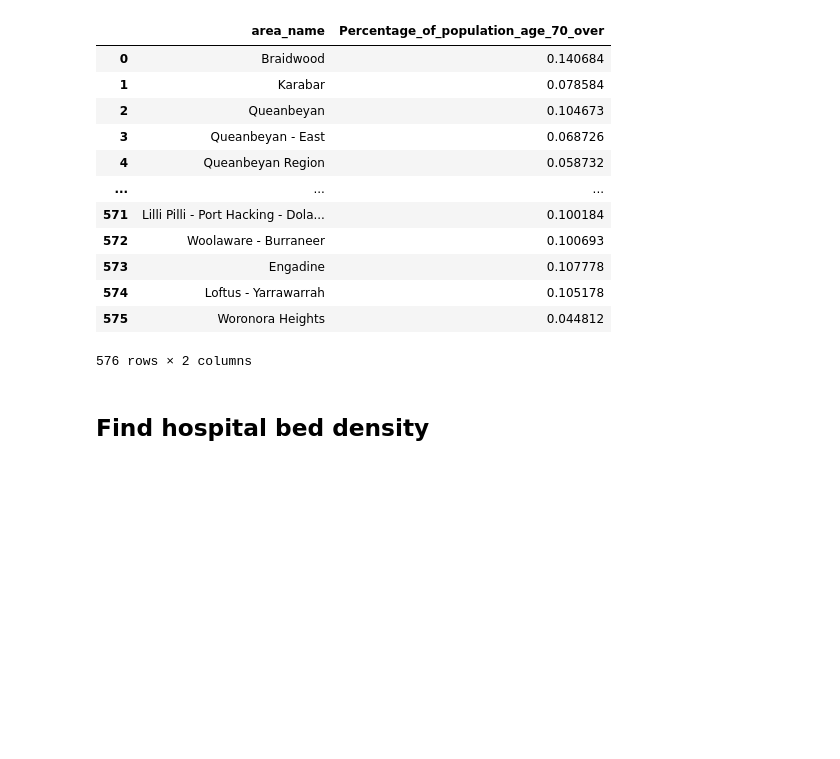
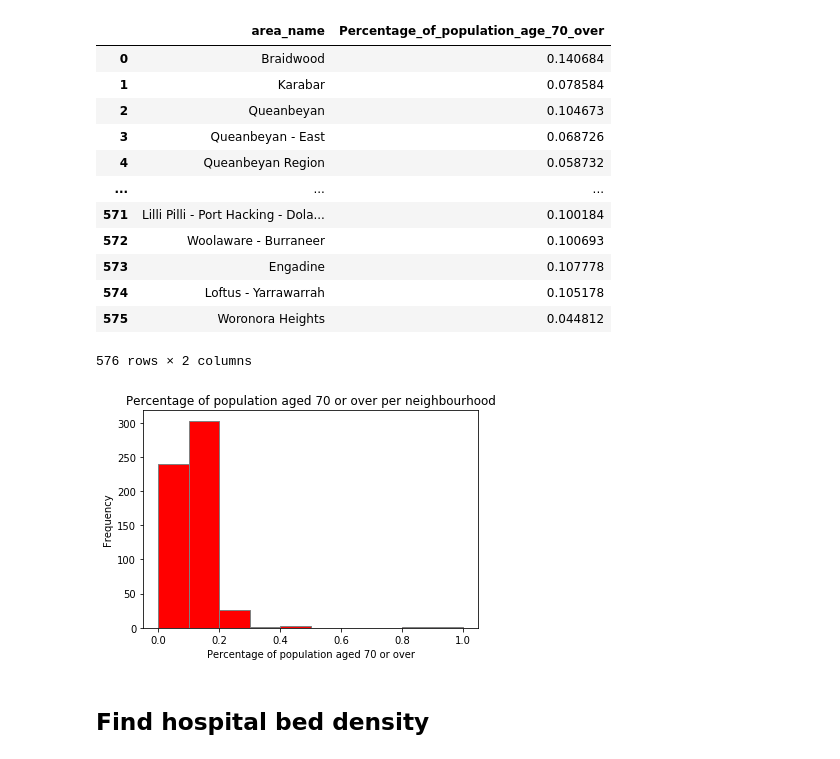
Before and after one commit to KhangNguyen22/data2001-data-science, a Jupyter notebook: Assignment.ipynb, the cells around one changed output. Cells and saved outputs as stored; diff of their text form; code cells hidden in the pictures; blank space fills up the shorter version.

```diff
--- a/Assignment.ipynb
+++ b/Assignment.ipynb
@@ -456,6 +473,15 @@ population_age
 | 574 | Loftus - Yarrawarrah | 0.105178 |
 | 575 | Woronora Heights | 0.044812 |
 576 rows × 2 columns
+# %%
+perc_pop_age = population_age["Percentage_of_population_age_70_over"].to_numpy()
+plt.hist(perc_pop_age, color="r", edgecolor="grey")
+plt.xlabel("Percentage of population aged 70 or over")
+plt.ylabel("Frequency")
+plt.title("Percentage of population aged 70 or over per neighbourhood")
+plt.show()
+# %% [output]
+[figure, added]
 # %% [markdown]
 ## Find hospital bed density
 # %%
```
Also changed, not shown: parts of 7 cells of this notebook.
